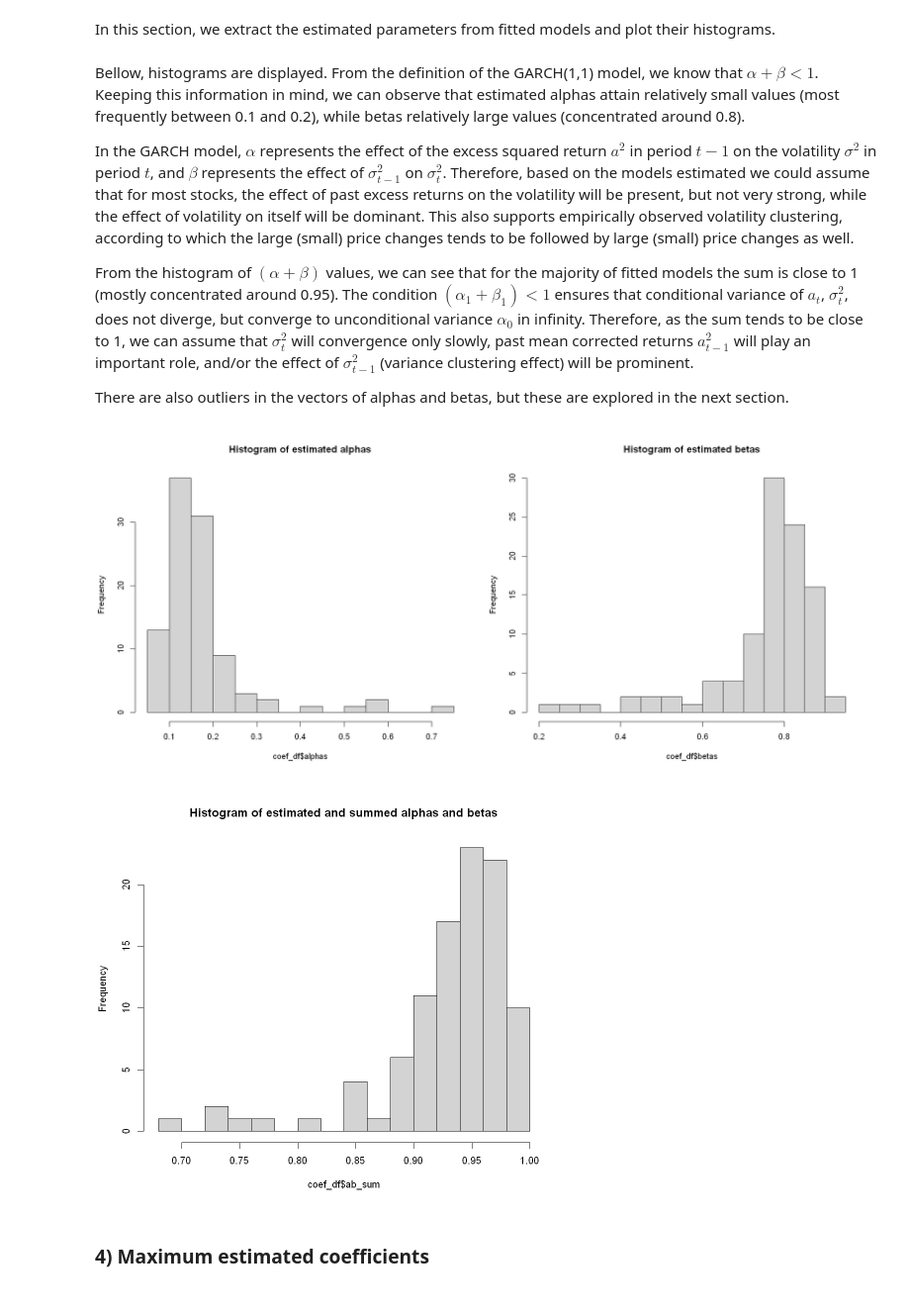
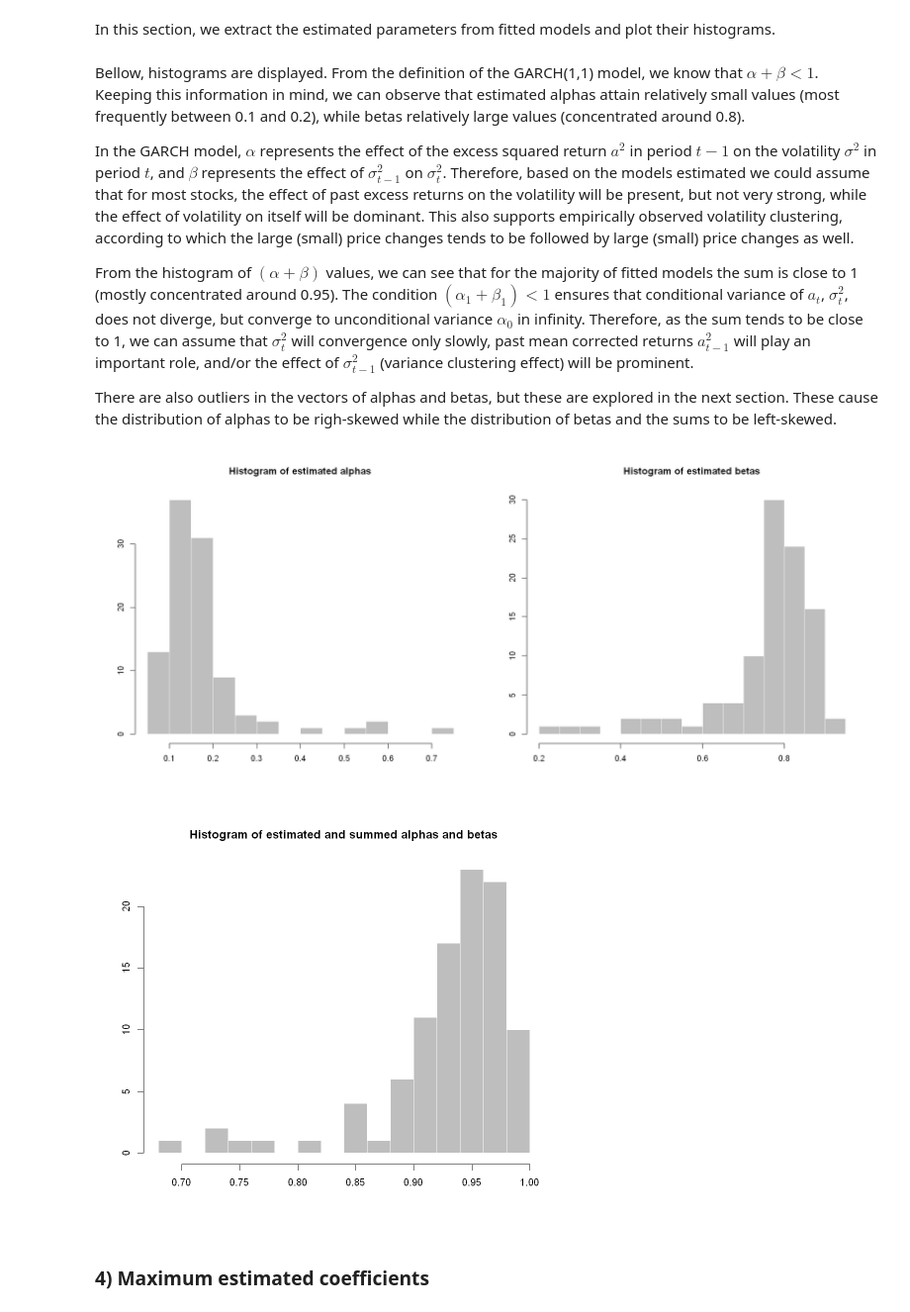
Before and after one commit to JanK0095/Financial-Econometrics-Course-Projects, a Jupyter notebook: HW2/FE1_HW2_Kubal_Mattanelli.ipynb, the cells around one changed output. Shown at 99% size. Saved outputs shown, nothing was run; the diff lists cells and outputs as text; code cells hidden in the pictures.

```diff
--- a/HW2/Problem 1.ipynb
+++ b/HW2/FE1_HW2_Kubal_Mattanelli.ipynb
@@ -118,7 +127,7 @@ garch_list <- vector("list", length(tickers_data)) #empty list, to be filled wit
 
 for(i in 1:length(tickers_data)){
     garch_spec <- ugarchspec(mean.model = list(armaOrder = c(0, 0)), variance.model = list(garchOrder = c(1, 1)))
-    garch_fit <- ugarchfit(garch_spec, na.omit(log_returns[[i]]$Log_returns),solver="hybrid") #solver="hybrid" to ensure convergence
+    garch_fit <- ugarchfit(garch_spec, na.omit(log_returns[, i]))
 
     garch_list[[i]] <- garch_fit
 }
@@ -146,19 +155,19 @@ In the GARCH model, $\alpha$ represents the effect of the excess squared return
 
 From the histogram of $(\alpha+\beta)$ values, we can see that for the majority of fitted models the sum is close to 1 (mostly concentrated around 0.95). The condition $(\alpha_1 + \beta_1) < 1$ ensures that conditional variance of $a_t$, $\sigma^2_t$, does not diverge, but converge to unconditional variance $\alpha_0$ in infinity. Therefore, as the sum tends to be close to 1, we can assume that $\sigma^2_t$ will convergence only slowly, past mean corrected returns $a^2_{t-1}$ will play an important role, and/or the effect of $\sigma^2_{t-1}$ (variance clustering effect) will be prominent.
 
-There are also outliers in the vectors of alphas and betas, but these are explored in the next section.
+There are also outliers in the vectors of alphas and betas, but these are explored in the next section. These cause the distribution of alphas to be righ-skewed while the distribution of betas and the sums to be left-skewed.
 # %%
 #ploting the crossection of coefficients
 options(repr.plot.width = 16, repr.plot.height = 7)
 par(mfrow = c(1, 2))
-hist(coef_df$alphas, breaks = 10, main = "Histogram of estimated alphas")
-hist(coef_df$betas, breaks = 10, main = "Histogram of estimated betas")
+hist(coef_df$alphas, breaks = "FD", border = F, col = "grey", main = "Histogram of estimated alphas", xlab = "", ylab = "")
+hist(coef_df$betas, breaks = "FD", border = F, col = "grey", main = "Histogram of estimated betas", xlab = "", ylab = "")
 options(repr.plot.width = 8, repr.plot.height = 7)
 par(mfrow = c(1, 1))
-hist(coef_df$ab_sum, breaks = 11, main = "Histogram of estimated and summed alphas and betas")
+hist(coef_df$ab_sum, breaks = "FD", border = F, col = "grey", main = "Histogram of estimated and summed alphas and betas", xlab = "", ylab = "")
 # %% [output]
-[figure, old version]
+[figure, new version]
-[figure, old version]
+[figure, new version]
 # %% [markdown]
 ### 4) Maximum estimated coefficients
 # %% [markdown]
```
Also changed, not shown: parts of 25 cells of this notebook.
